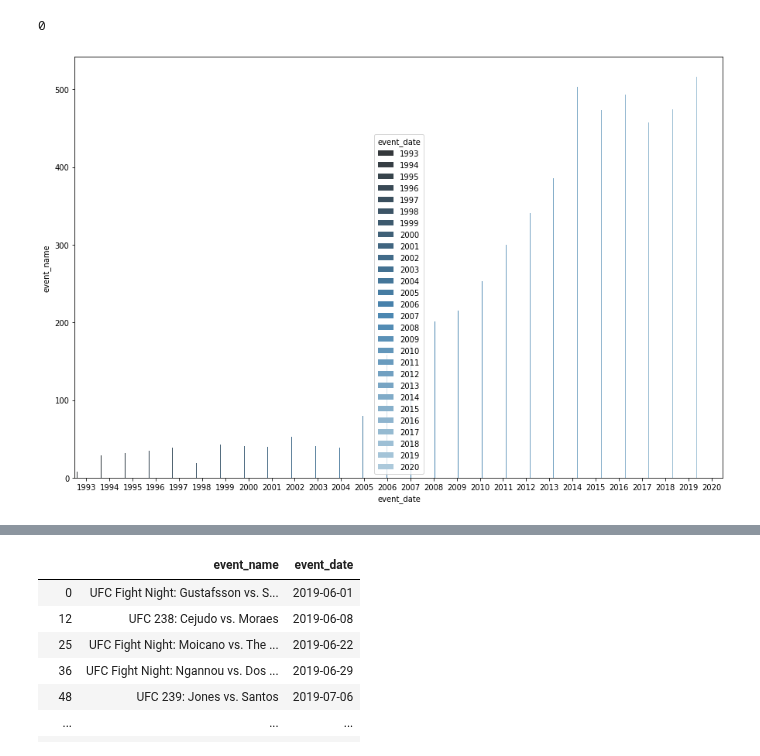
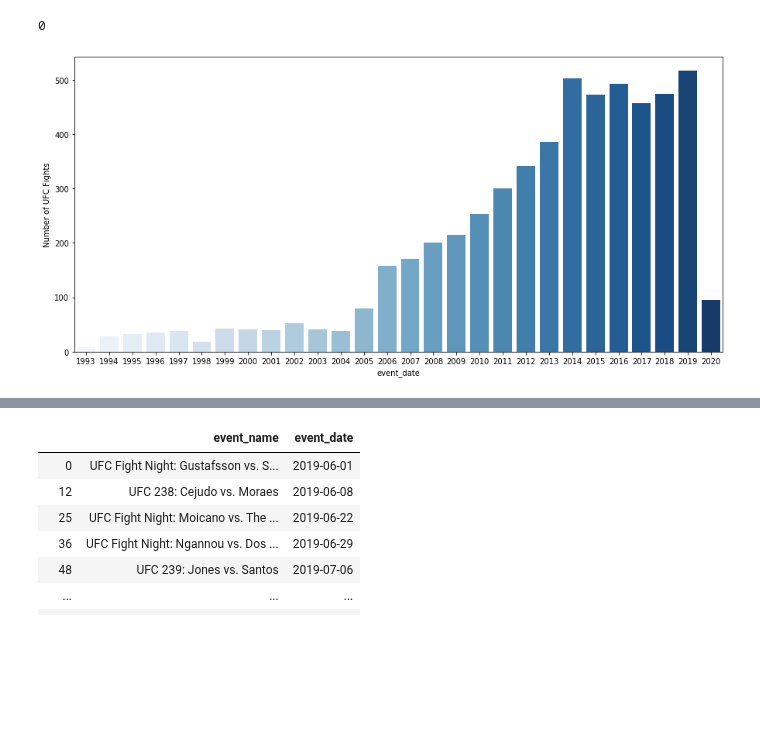
Before and after one commit to ravimalde/ufc_fight_predictor, a Jupyter notebook: preprocessing.ipynb, the cells around one changed output, grey strips where cells are left out. Drawn from its saved outputs; the diff is of its cells as text; code cells hidden in the pictures; blank space fills up the shorter version.

```diff
--- a/preprocessing.ipynb
+++ b/preprocessing.ipynb
@@ -138,11 +138,12 @@ event_df_copy = event_df.copy()
 event_df_copy['event_date'] = event_df_copy['event_date'].dt.year.astype(str)
 # %%
 event_df_copy = event_df_copy[['event_date','event_name']].groupby(by='event_date').count()
+event_df_copy.rename(columns={'event_name':'Number of UFC Fights'}, inplace=True)
 # %%
 event_df_copy.reset_index(inplace=True)
 # %%
-plt.figure(figsize=(15,10))
-sns.barplot(x='event_date', y='event_name', data=event_df_copy, orient='v',  palette='Blues_d')
+plt.figure(figsize=(15,7))
+sns.barplot(x='event_date', y='Number of UFC Fights', data=event_df_copy, orient='v', palette='Blues')
 plt.show()
 # %% [output]
-[figure, old version]
+[figure, new version]
```
Also changed, not shown: parts of 1 cell of this notebook, 2 other files.
